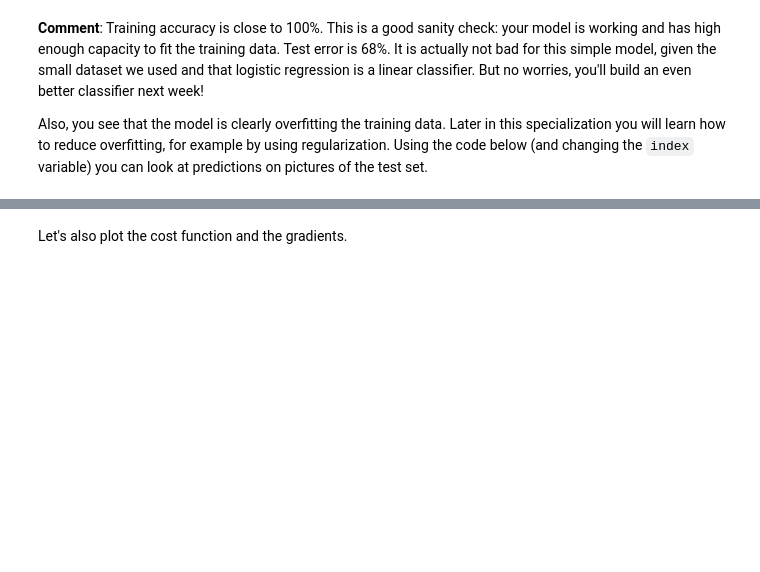
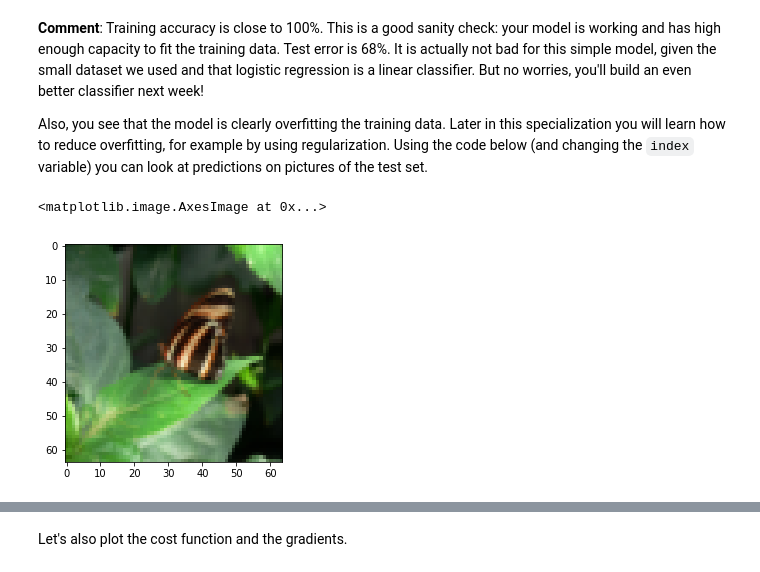
Before and after one commit to yxq903/CouseraDLByWND, a Jupyter notebook: YXQdeep-learning-coursera/Neural Networks and Deep Learning/YXQLogistic Regression with a Neural Network mindset.ipynb, the cells around one changed output, grey strips where cells are left out. Cells and saved outputs as stored; diff of their text form; code cells hidden in the pictures; blank space fills up the shorter version.

```diff
--- a/YXQdeep-learning-coursera/Neural Networks and Deep Learning/YXQLogistic Regression with a Neural Network mindset.ipynb
+++ b/YXQdeep-learning-coursera/Neural Networks and Deep Learning/YXQLogistic Regression with a Neural Network mindset.ipynb
@@ -54,0 +46,13 @@ print(classes)
+# %%
+train_dataset = h5py.File('datasets/train_catvnoncat.h5', "r")
+train_set_x_orig = np.array(train_dataset["train_set_x"][:]) # your train set features
+train_set_y_orig = np.array(train_dataset["train_set_y"][:]) # your train set labels
+
+test_dataset = h5py.File('datasets/test_catvnoncat.h5', "r")
+test_set_x_orig = np.array(test_dataset["test_set_x"][:]) # your test set features
+test_set_y_orig = np.array(test_dataset["test_set_y"][:]) # your test set labels
+
+classes = np.array(test_dataset["list_classes"][:]) # the list of classes
+
+train_set_y = train_set_y_orig.reshape((1, train_set_y_orig.shape[0]))
+test_set_y = test_set_y_orig.reshape((1, test_set_y_orig.shape[0]))
@@ -699,3 +697,10 @@ test accuracy: 70.0 %
 **Comment**: Training accuracy is close to 100%. This is a good sanity check: your model is working and has high enough capacity to fit the training data. Test error is 68%. It is actually not bad for this simple model, given the small dataset we used and that logistic regression is a linear classifier. But no worries, you'll build an even better classifier next week!
 
 Also, you see that the model is clearly overfitting the training data. Later in this specialization you will learn how to reduce overfitting, for example by using regularization. Using the code below (and changing the `index` variable) you can look at predictions on pictures of the test set.
+# %%
+# Example of a picture that was wrongly classified.
+index = 5
+plt.imshow(test_set_x[:,index].reshape((num_px, num_px, 3)))
+# %% [output]
+<matplotlib.image.AxesImage at 0x...>
+[figure, added]
```
Also changed, not shown: parts of 28 cells of this notebook, 4 other files.
